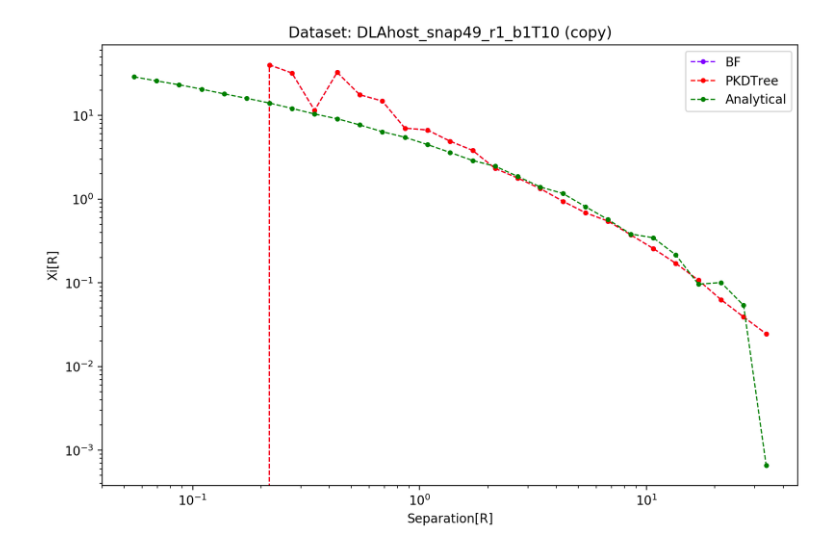
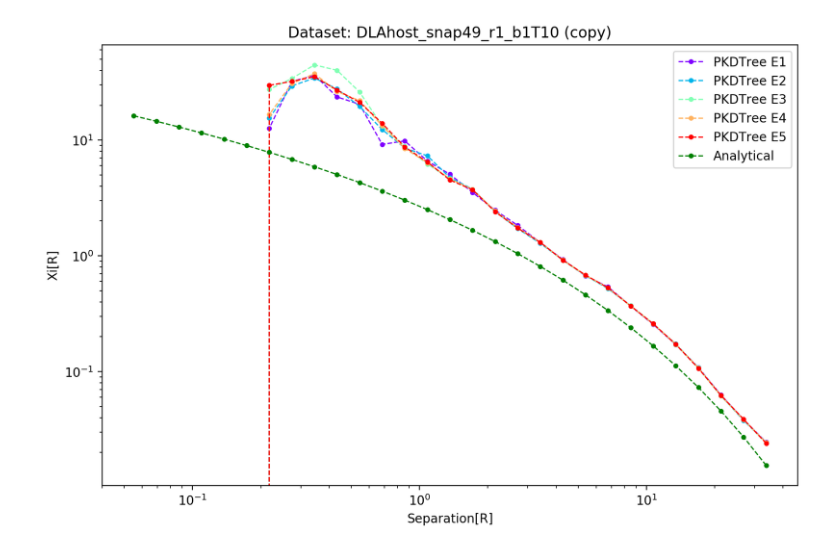
Before and after one commit to Vidhate/TwoPointCorrelation, a Jupyter notebook: Comparison Plots/Plots.ipynb, the cells around one changed output. Saved outputs shown, nothing was run; the diff lists cells and outputs as text; code cells hidden in the pictures.

Commit message:
updating files generated. Lots of junk out of random dataset experiments

```diff
--- a/Comparison Plots/Plots.ipynb
+++ b/Comparison Plots/Plots.ipynb
@@ -24,46 +24,54 @@ extend=["txt","txt","txt"]
 techniques=["BF","PKDTree"]
 '''
 
-paths=["./../BruteForce/","./../PKDTree/"]
+paths=["./../PKDTree/","./../PKDTree/","./../PKDTree/","./../PKDTree/","./../PKDTree/"]
+#paths=["./../PKDTree/","./../PKDTree/"]
+#paths=["./../PKDTree/","./../PKDTree/","./../PKDTree/","./../PKDTree/","./../PKDTree/","./../PKDTree/"]
 fileNames=["DLAhost_snap49_r1_b1T10 (copy)"]
 extend=["txt"]
-techniques=["BF","PKDTree"]
+techniques=["PKDTree E1","PKDTree E2","PKDTree E3","PKDTree E4","PKDTree E5"]
+#techniques=["PKDTree E1","PKDTree E2"]
+#techniques=["PKDTree 1","PKDTree 2","PKDTree 3","PKDTree 4","PKDTree E1","PKDTree E2"]
 
-setNumber=9
+setNumber=13
+base_dataset_index=4    # Give the index of the file from list of techniques, wrt which ratios should be computed
 
 colors1=itertools.cycle(["r","g","b"])
 colors2=cm.rainbow(np.linspace(0, 1, len(fileNames)*len(techniques)))
 # %%
 # File reading methods - 'rb'=raw bytes. Will interpret strings as bytes.
 figureNum=1
+avg=[]
 for i in range(0,len(fileNames)):
     plt.figure(figureNum,figsize=(10,6.5), dpi=200, facecolor='w', edgecolor='k')
     for j in range(0,len(techniques)):
         fname=paths[j]+techniques[j]+" "+fileNames[i]+"."+extend[i]
-        bins=[]
-        corrs=[]
-        f=open(fname,'r')
-        for line in f:
-            if line[0]!='#':
-                data=line.split()
-                bins.append(float(data[0]))
-                corrs.append(float(data[1]))
+        data=np.loadtxt(fname)
+        bins=data[:,0]
+        corrs=data[:,1]
+        corrs=corrs[bins>10**-0.8]
+        bins=bins[bins>10**-0.8]
 
         plt.plot(bins, corrs, color=colors2[i*len(techniques)+j], marker='o', linestyle='dashed',linewidth=1, markersize=3,label=techniques[j])
 
+#        print(techniques[j])
+#        for m in range(0,len(bins)):
+#            if bins[m]<10**-0.9:
+#                print(bins[m],corrs[m])
+
     a2PC=pickle.load(open("./../Analytical 2PC/Analytic2PC.p","rb"))
     aR=pickle.load(open("./../Analytical 2PC/radii.p","rb"))
-    plt.plot(aR,a2PC*2.5e4,color='g',marker='o', linestyle='dashed',linewidth=1, markersize=3,label="Analytical")
+    plt.plot(aR,a2PC*1.4e4,color='g',marker='o', linestyle='dashed',linewidth=1, markersize=3,label="Analytical")
 
     plt.legend()
     plt.title("Dataset: "+fileNames[i])
     plt.xlabel("Separation[R]")
     plt.ylabel("Xi[R]")
     plt.xscale("log")
     plt.yscale("log")
     #plt.ylim(0.05,2000)
     figureNum+=1
     plt.savefig('set'+str(setNumber)+'_'+fileNames[i]+'.png', bbox_inches='tight')
 plt.show()
 # %% [output]
-[figure, old version]
+[figure, new version]
```
Also changed, not shown: parts of 1 cell of this notebook, 34 other files.
